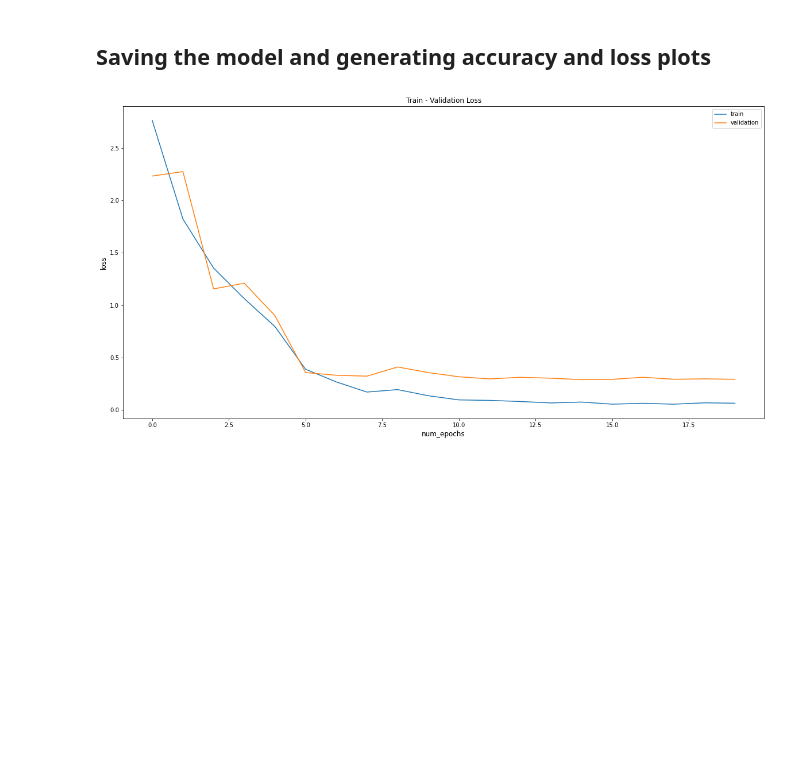
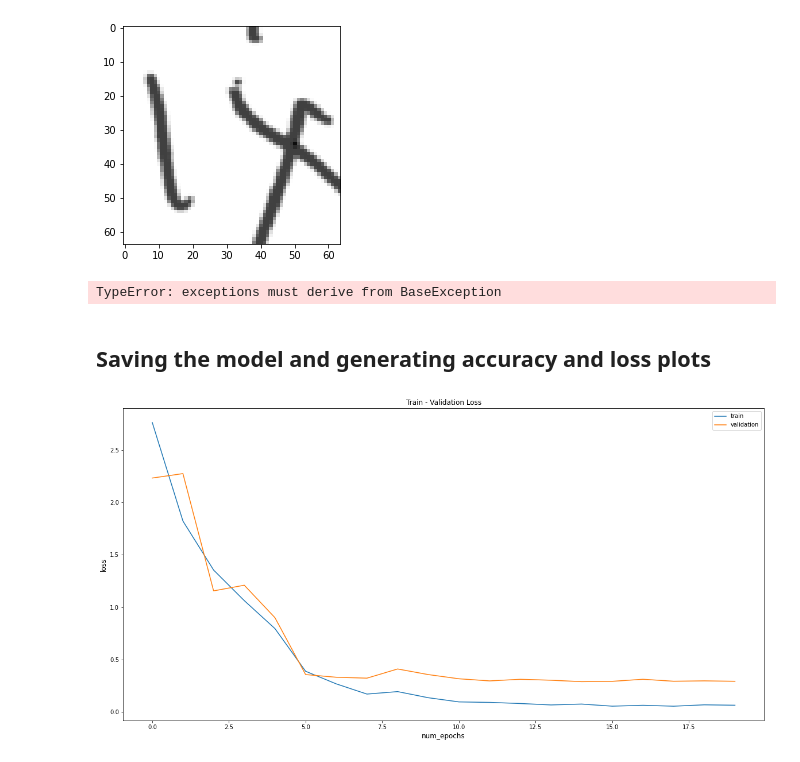
Before and after one commit to maayan-aytek/DS_LAB_hw2, a Jupyter notebook: main.ipynb, the cells around one changed output. Drawn from its saved outputs; the diff is of its cells as text; code cells hidden in the pictures; blank space fills up the shorter version.

```diff
--- a/main.ipynb
+++ b/main.ipynb
@@ -158,3 +357,8 @@ Best val Acc: 0.911111
+# %%
+run("with normalization, 80% train and 20% test")
+# %% [output]
+[figure, added]
+TypeError: exceptions must derive from BaseException
 # %% [markdown]
 ## Saving the model and generating accuracy and loss plots
 # %%
```
Also changed, not shown: parts of 23 cells of this notebook.
